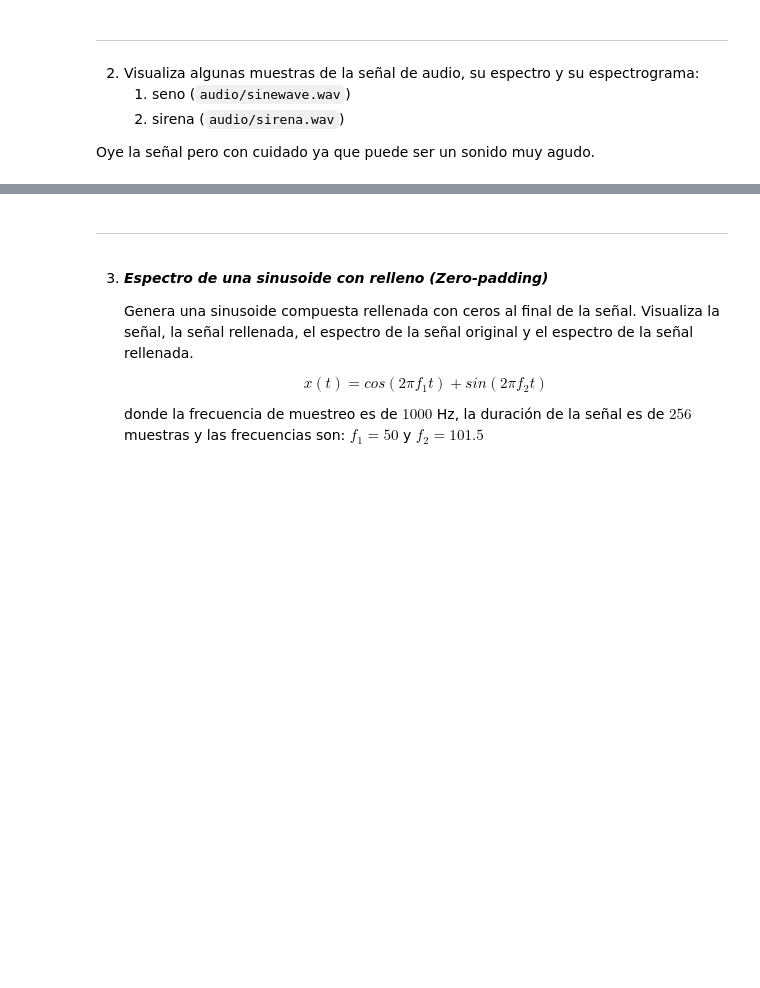
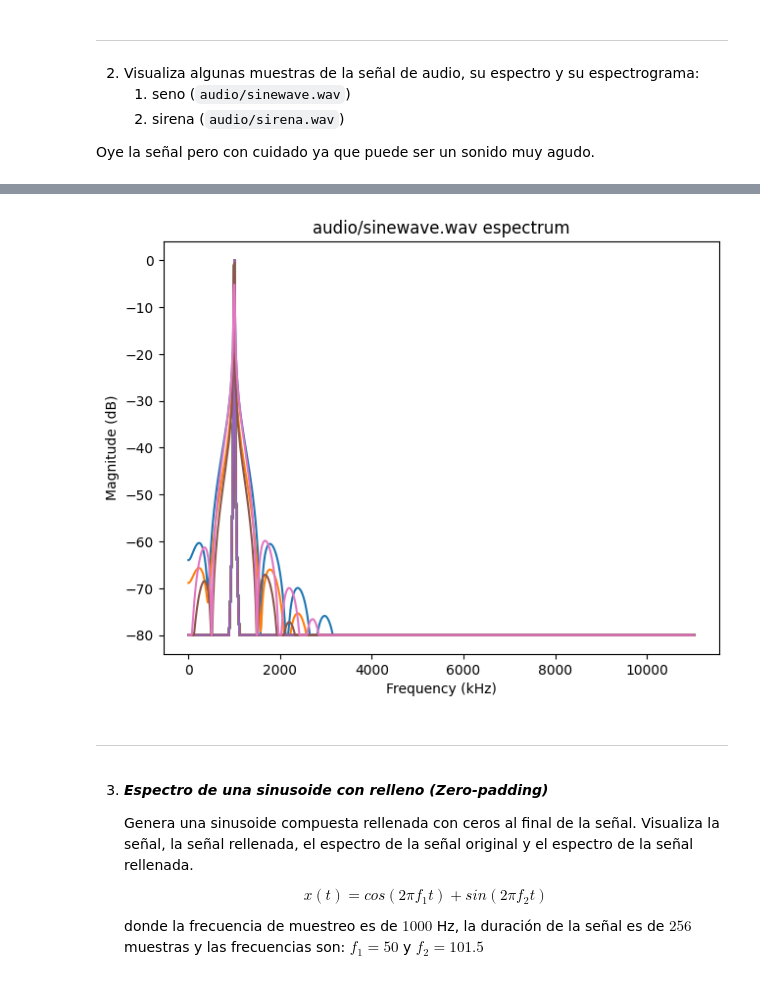
Before and after one commit to alanglk/KISA, a Jupyter notebook: src/PIS/labs/2.procesado_espectral.ipynb, the cells around one changed output, grey strips where cells are left out. Cells and saved outputs as stored; diff of their text form; code cells hidden in the pictures; blank space fills up the shorter version.

Commit message:
signal_2024_2025 estaba terminado y he terminado 2.procesado_espectral

```diff
--- a/src/PIS/labs/2.procesado_espectral.ipynb
+++ b/src/PIS/labs/2.procesado_espectral.ipynb
@@ -136,0 +153,21 @@ print(seleccionada)
+# %%
+audio_path = "audio/sinewave.wav"
+audio, fs = librosa.load(audio_path)
+
+# Espectro
+def plot_signal_spectrums(ax, audio, fs, label):
+    signal_fft = librosa.stft(audio)
+    f = np.linspace(0, fs/2, num=len(signal_fft))
+    D = librosa.amplitude_to_db(np.abs(signal_fft), ref=np.max)
+    ax.plot(f, D)
+    ax.set_title(label)
+    ax.set_xlabel('Frequency (kHz)')
+    ax.set_ylabel('Magnitude (dB)')
+
+f, ax = plt.subplots(1)
+f.tight_layout()
+plot_signal_spectrums(ax, audio, fs, f"{audio_path} espectrum")
+plt.subplots_adjust(hspace=1.0)
+
+ipd.Audio(audio, rate=fs)
+# %% [output]
@@ -137,3 +175,4 @@ print(seleccionada)
+[figure, added]
 # %% [markdown]
 <hr style="border: 1px solid green" />
 # %% [markdown]
```
Also changed, not shown: parts of 23 cells of this notebook.
